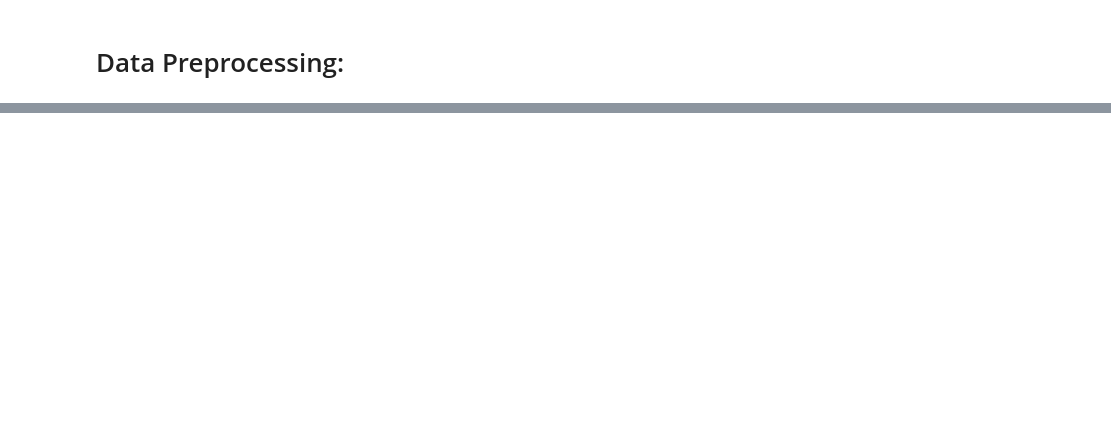
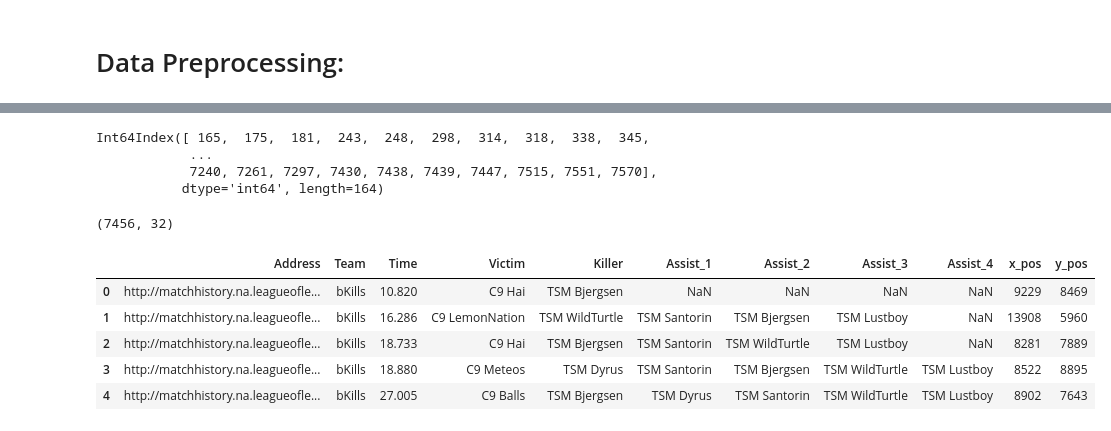
Before and after one commit to MoistRock1743/E-Sports-Data-Mining, a Jupyter notebook: Project.ipynb, the cells around one changed output, grey strips where cells are left out. Cells and saved outputs as stored; diff of their text form; code cells hidden in the pictures; blank space fills up the shorter version.

Commit message:
Reorganized most of the code, created usable dataframes, provided comments.

```diff
--- a/Project.ipynb
+++ b/Project.ipynb
@@ -214,0 +72,34 @@ print(df[['Address', 'bKills', 'rKills']])
+# %%
+# Creates a function to identify outliers after being provided a dataframe and a specific column name.
+def find_outliers(df, col):
+    q1 = df[col].quantile(0.25)
+    q3 = df[col].quantile(0.75)
+    IQR = q3-q1
+    outliers = df[((df[col] < (q1 - 1.5*IQR)) | (df[col] > (q3 + 1.5*IQR)))]
+    return outliers
+
+# Abnormally long or short matches are found and temporarily stored in a variable.
+gamelength_outliers = find_outliers(primary_df, 'gamelength').index
+print(gamelength_outliers)
+# %% [output]
+Int64Index([ 165,  175,  181,  243,  248,  298,  314,  318,  338,  345,
+            ...
+            7240, 7261, 7297, 7430, 7438, 7439, 7447, 7515, 7551, 7570],
+           dtype='int64', length=164)
+# %%
+# Removes matches identified as outliers (based on game length) from the primary dataframe. The shape of the updated dataframe is shown afterwards to ensure removals have succeeded.
+primary_df = primary_df.drop(gamelength_outliers)
+print(primary_df.shape)
+# %% [output]
+(7456, 32)
+# %%
+# Reads the kills dataset and displays its head.
+kills_df = pd.read_csv("kills.csv")
+kills_df.head()
+# %% [output]
+|  | Address | Team | Time | Victim | Killer | Assist_1 | Assist_2 | Assist_3 | Assist_4 | x_pos | y_pos |
+| 0 | http://matchhistory.na.leagueofle... | bKills | 10.820 | C9 Hai | TSM Bjergsen | NaN | NaN | NaN | NaN | 9229 | 8469 |
+| 1 | http://matchhistory.na.leagueofle... | bKills | 16.286 | C9 LemonNation | TSM WildTurtle | TSM Santorin | TSM Bjergsen | TSM Lustboy | NaN | 13908 | 5960 |
+| 2 | http://matchhistory.na.leagueofle... | bKills | 18.733 | C9 Hai | TSM Bjergsen | TSM Santorin | TSM WildTurtle | TSM Lustboy | NaN | 8281 | 7889 |
+| 3 | http://matchhistory.na.leagueofle... | bKills | 18.880 | C9 Meteos | TSM Dyrus | TSM Santorin | TSM Bjergsen | TSM WildTurtle | TSM Lustboy | 8522 | 8895 |
+| 4 | http://matchhistory.na.leagueofle... | bKills | 27.005 | C9 Balls | TSM Bjergsen | TSM Dyrus | TSM Santorin | TSM WildTurtle | TSM Lustboy | 8902 | 7643 |
```
Also changed, not shown: parts of 50 cells of this notebook.
